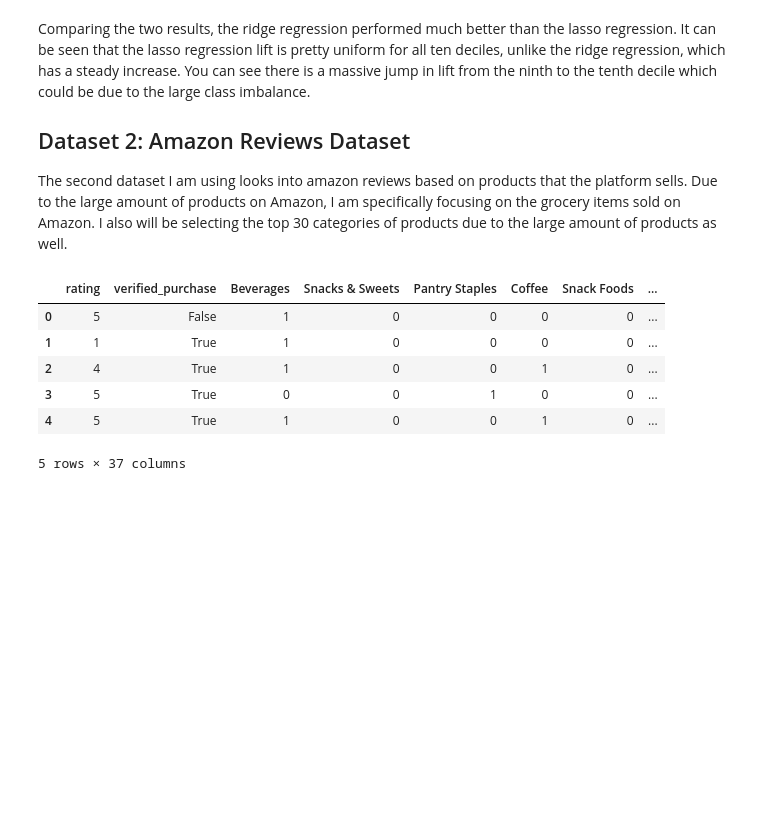
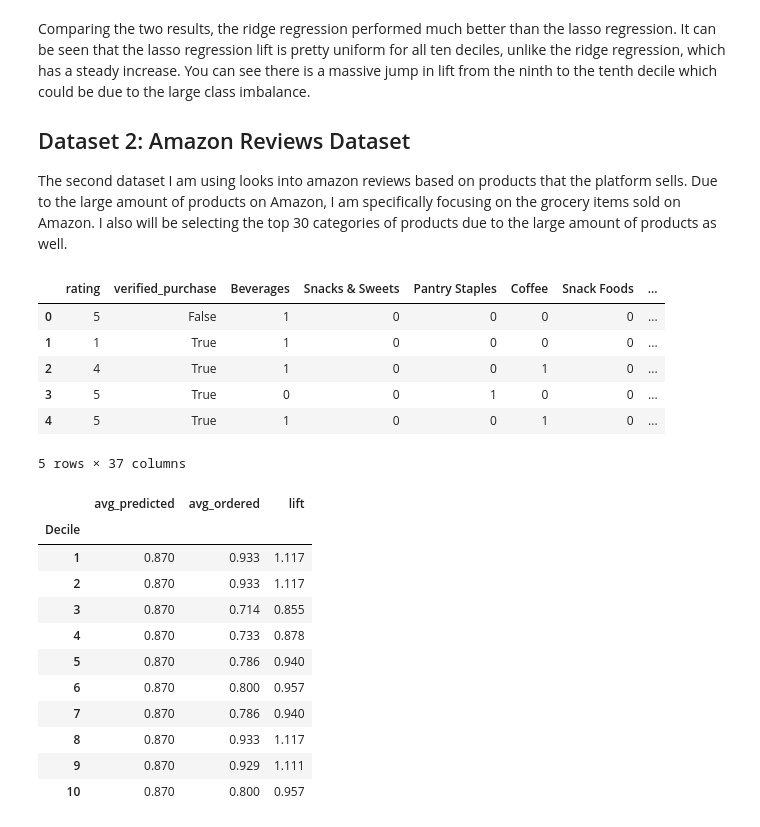
Before and after one commit to eghatzis0527/DX799---HW-Assignments, a Jupyter notebook: HW2.ipynb, the cells around one changed output. Saved outputs shown, nothing was run; the diff lists cells and outputs as text; code cells hidden in the pictures; blank space fills up the shorter version.

```diff
--- a/HW2.ipynb
+++ b/HW2.ipynb
@@ -200,3 +209,42 @@ X.head()
 | 3 | 5 | True | 0 | 0 | 1 | 0 | 0 | ... |
 | 4 | 5 | True | 1 | 0 | 0 | 1 | 0 | ... |
 5 rows × 37 columns
+# %%
+X_train, X_test, y_train, y_test = train_test_split(X, y, test_size = 0.25, random_state = 42)
+
+lasso = Lasso()
+
+lasso.fit(X_train, y_train)
+
+y_preds = lasso.predict(X_test)
+
+values = {'Actual' : y_test, 'Predicted' : y_preds}
+
+values = pd.DataFrame(values)
+
+values['Decile'] = pd.qcut(values['Predicted'].rank(method = 'first'), q = 10, labels = False) + 1
+
+decile_table = values.groupby('Decile').agg(avg_predicted = ('Predicted', 'mean'), avg_ordered = ('Actual', 'mean'))
+
+overall_ordered = y_test.mean()
+
+decile_table['lift'] = decile_table['avg_ordered']/overall_ordered
+
+decile_table['avg_predicted'] = decile_table['avg_predicted'].map(lambda x: f'{x:.3f}')
+decile_table['avg_ordered'] = decile_table['avg_ordered'].map(lambda x : f'{x:.3f}')
+decile_table['lift'] = decile_table['lift'].map(lambda x: f'{x:.3f}')
+
+decile_table
+# %% [output]
+|  | avg_predicted | avg_ordered | lift |
+| Decile |  |  |  |
+| 1 | 0.870 | 0.933 | 1.117 |
+| 2 | 0.870 | 0.933 | 1.117 |
+| 3 | 0.870 | 0.714 | 0.855 |
+| 4 | 0.870 | 0.733 | 0.878 |
+| 5 | 0.870 | 0.786 | 0.940 |
+| 6 | 0.870 | 0.800 | 0.957 |
+| 7 | 0.870 | 0.786 | 0.940 |
+| 8 | 0.870 | 0.933 | 1.117 |
+| 9 | 0.870 | 0.929 | 1.111 |
+| 10 | 0.870 | 0.800 | 0.957 |
```
Also changed, not shown: parts of 8 cells of this notebook.
